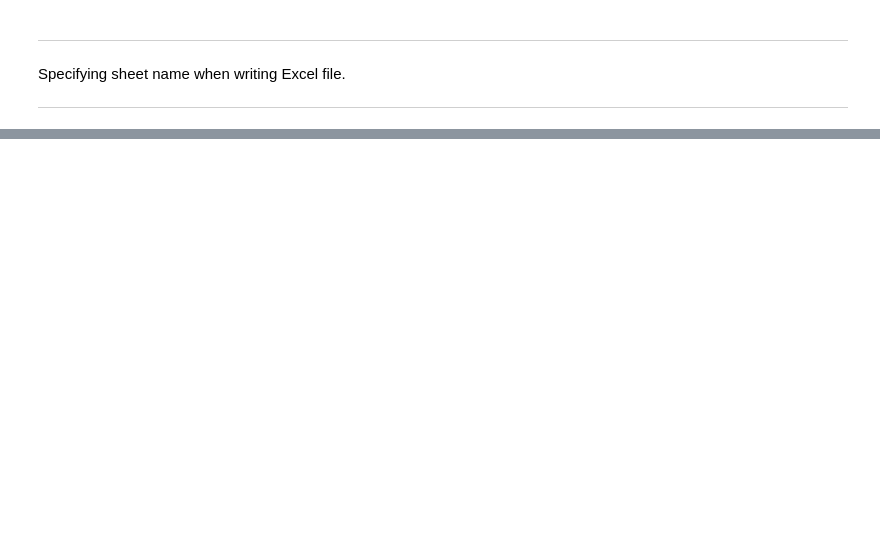
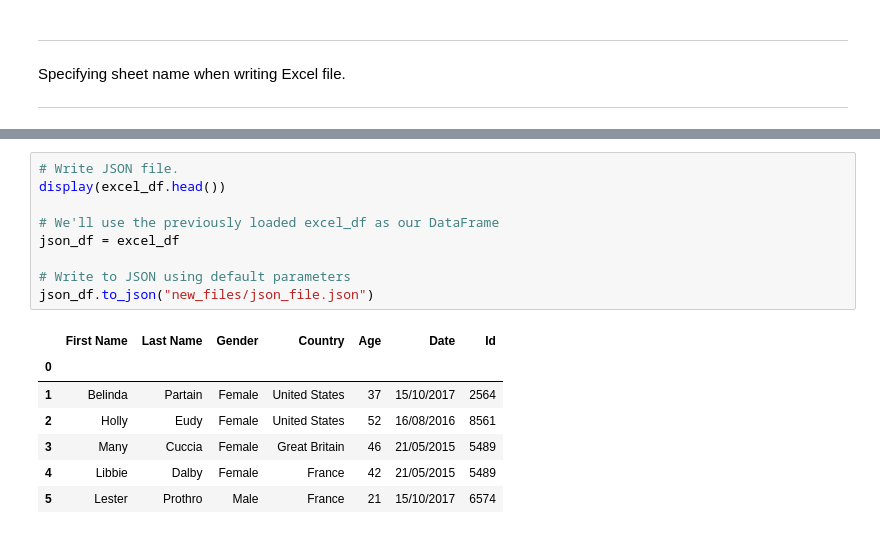
Before and after one commit to thandora/pandas-notes, a Jupyter notebook: pandas_11.ipynb, the cells around one changed output, grey strips where cells are left out. Drawn from its saved outputs; the diff is of its cells as text; blank space fills up the shorter version.

Commit message:
Start JSON section

```diff
--- a/pandas_11.ipynb
+++ b/pandas_11.ipynb
@@ -193,0 +327,17 @@ xl_file.sheet_names
+# %%
+# Write JSON file.
+display(excel_df.head())
+
+# We'll use the previously loaded excel_df as our DataFrame
+json_df = excel_df
+
+# Write to JSON using default parameters
+json_df.to_json("new_files/json_file.json")
+# %% [output]
+|  | First Name | Last Name | Gender | Country | Age | Date | Id |
+| 0 |  |  |  |  |  |  |  |
+| 1 | Belinda | Partain | Female | United States | 37 | 15/10/2017 | 2564 |
+| 2 | Holly | Eudy | Female | United States | 52 | 16/08/2016 | 8561 |
+| 3 | Many | Cuccia | Female | Great Britain | 46 | 21/05/2015 | 5489 |
+| 4 | Libbie | Dalby | Female | France | 42 | 21/05/2015 | 5489 |
+| 5 | Lester | Prothro | Male | France | 21 | 15/10/2017 | 6574 |
```
Also changed, not shown: parts of 23 cells of this notebook.
